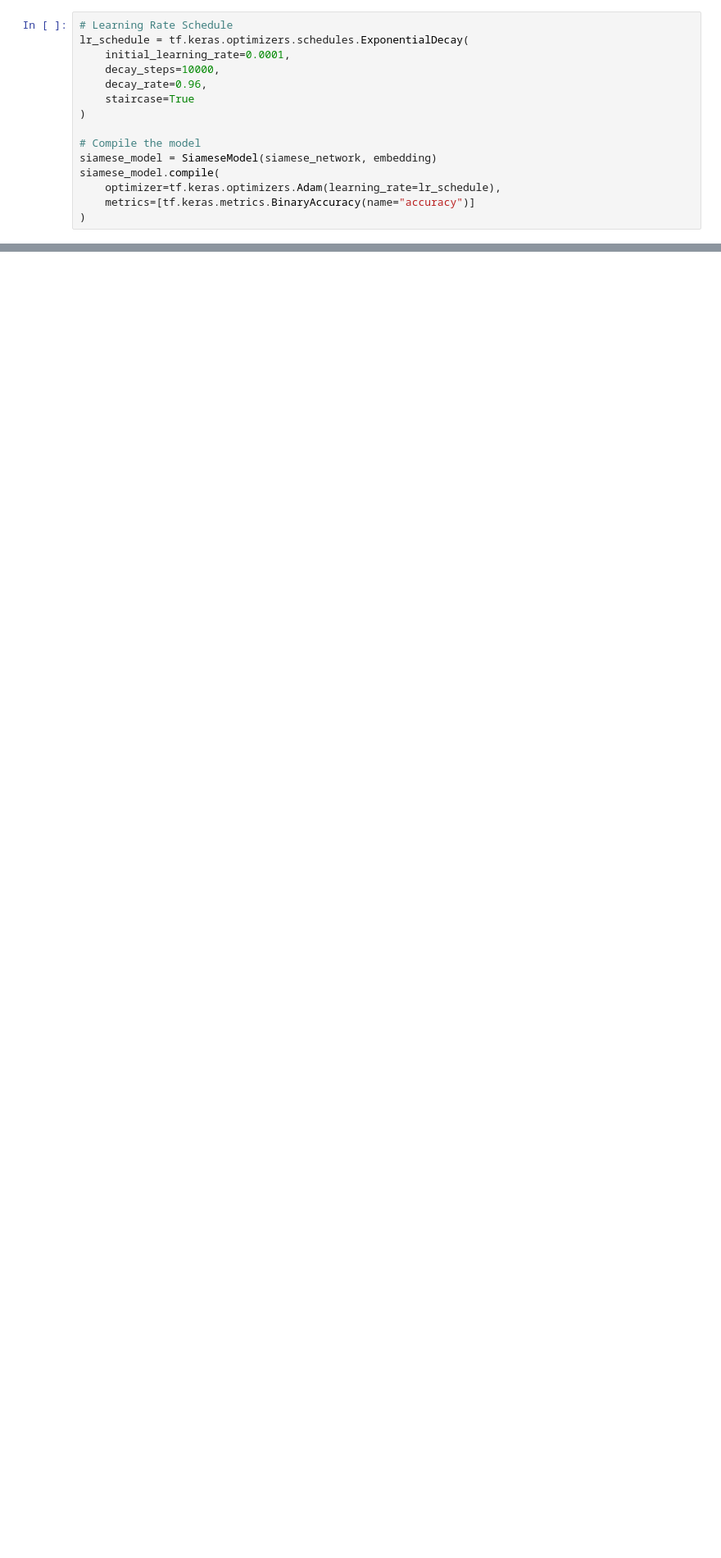
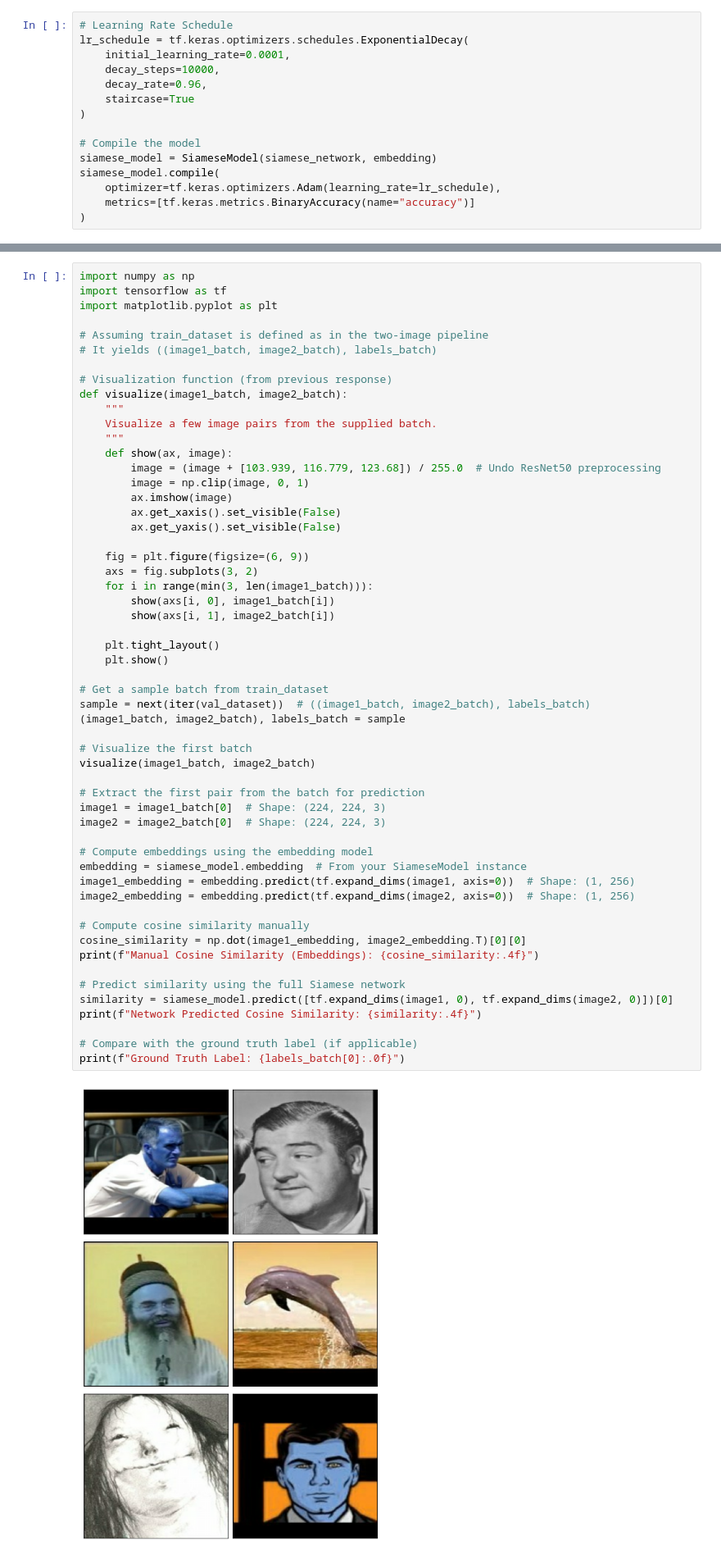
Before and after one commit to timnaruto/image_-Comparison-Siamese, a Jupyter notebook: image_similarity.ipynb, the cells around one changed output, grey strips where cells are left out. Shown at 82% size. Drawn from its saved outputs; the diff is of its cells as text; blank space fills up the shorter version.

```diff
--- a/image_similarity.ipynb
+++ b/image_similarity.ipynb
@@ -367,0 +352,57 @@ Network-based Cosine Similarity: 0.9999
+# %%
+import numpy as np
+import tensorflow as tf
+import matplotlib.pyplot as plt
+
+# Assuming train_dataset is defined as in the two-image pipeline
+# It yields ((image1_batch, image2_batch), labels_batch)
+
+# Visualization function (from previous response)
+def visualize(image1_batch, image2_batch):
+    """
+    Visualize a few image pairs from the supplied batch.
+    """
+    def show(ax, image):
+        image = (image + [103.939, 116.779, 123.68]) / 255.0  # Undo ResNet50 preprocessing
+        image = np.clip(image, 0, 1)
+        ax.imshow(image)
+        ax.get_xaxis().set_visible(False)
+        ax.get_yaxis().set_visible(False)
+
+    fig = plt.figure(figsize=(6, 9))
+    axs = fig.subplots(3, 2)
+    for i in range(min(3, len(image1_batch))):
+        show(axs[i, 0], image1_batch[i])
+        show(axs[i, 1], image2_batch[i])
+
+    plt.tight_layout()
+    plt.show()
+
+# Get a sample batch from train_dataset
+sample = next(iter(val_dataset))  # ((image1_batch, image2_batch), labels_batch)
+(image1_batch, image2_batch), labels_batch = sample
+
+# Visualize the first batch
+visualize(image1_batch, image2_batch)
+
+# Extract the first pair from the batch for prediction
+image1 = image1_batch[0]  # Shape: (224, 224, 3)
+image2 = image2_batch[0]  # Shape: (224, 224, 3)
+
+# Compute embeddings using the embedding model
+embedding = siamese_model.embedding  # From your SiameseModel instance
+image1_embedding = embedding.predict(tf.expand_dims(image1, axis=0))  # Shape: (1, 256)
+image2_embedding = embedding.predict(tf.expand_dims(image2, axis=0))  # Shape: (1, 256)
+
+# Compute cosine similarity manually
+cosine_similarity = np.dot(image1_embedding, image2_embedding.T)[0][0]
+print(f"Manual Cosine Similarity (Embeddings): {cosine_similarity:.4f}")
+
+# Predict similarity using the full Siamese network
+similarity = siamese_model.predict([tf.expand_dims(image1, 0), tf.expand_dims(image2, 0)])[0]
+print(f"Network Predicted Cosine Similarity: {similarity:.4f}")
+
+# Compare with the ground truth label (if applicable)
+print(f"Ground Truth Label: {labels_batch[0]:.0f}")
+# %% [output]
+[figure, added]
```
Also changed, not shown: parts of 11 cells of this notebook.
